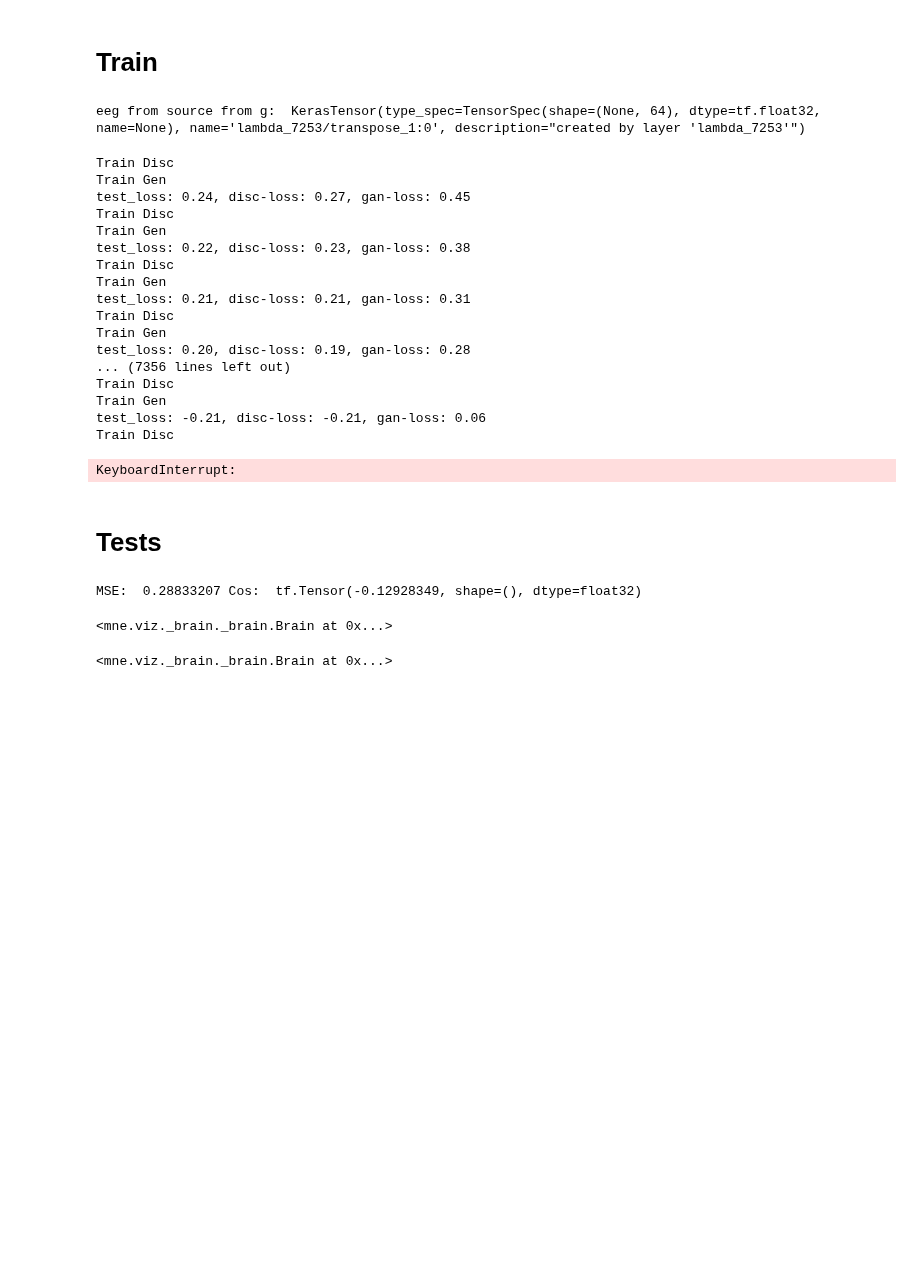
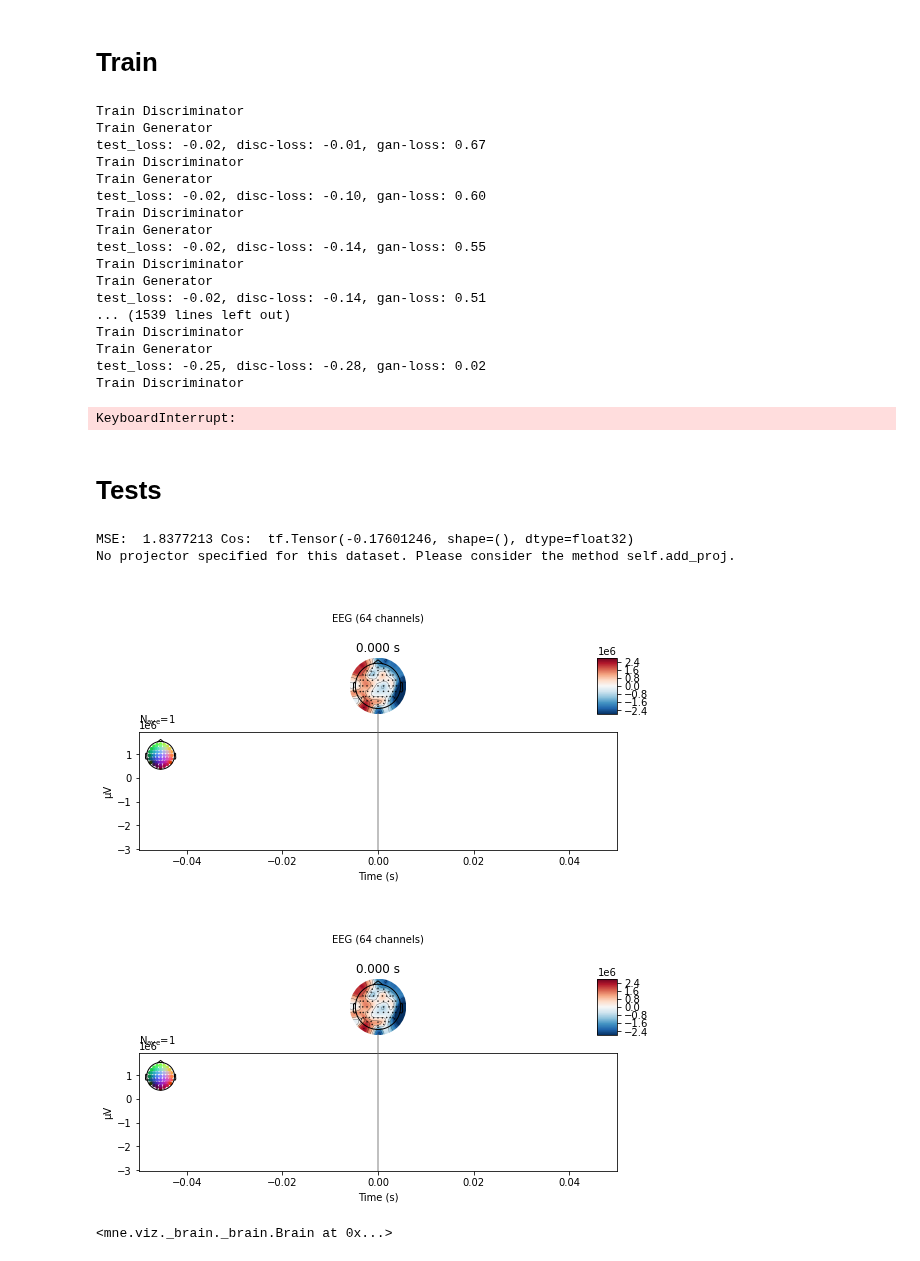
Before and after one commit to LukeTheHecker/esinet, a Jupyter notebook: dev/gan.ipynb, the cells around one changed output. Drawn from its saved outputs; the diff is of its cells as text; code cells hidden in the pictures; blank space fills up the shorter version.

```diff
--- a/dev/gan.ipynb
+++ b/dev/gan.ipynb
@@ -406,10 +325,11 @@ disc_mod = 1
 gen_mod = 1
 reps = 1
 learning_rate = 0.001
+sparsity = 10
 # g_model, d_model, gan_model = define_models(latent_dim, hidden_units=hidden_units, reg=reg, learning_rate=0.01)
 
-d_model = define_discriminator(learning_rate=learning_rate)
-g_model = define_generator(latent_dim=latent_dim, sparsity=1)
+d_model = define_discriminator2(learning_rate=learning_rate, hidden_units=hidden_units)
+g_model = define_generator(latent_dim=latent_dim, sparsity=sparsity)
 gan_model = define_gan(g_model, d_model, latent_dim, learning_rate=learning_rate)
 
 X_history = np.zeros((0, n_chans))
@@ -421,7 +341,7 @@ generated = []
 
 for i in tqdm(range(n_epochs)):
     if i % disc_mod == 0:
-        print("Train Disc")
+        print("Train Discriminator")
         y = generate_samples(g_model, batch_size, latent_dim)
         X = (leadfield @ y.T).T
         X, _ = prep_data(X,y)
@@ -439,23 +359,24 @@ for i in tqdm(range(n_epochs)):
 
         # d_loss = d_model.train_on_batch(X, y)
         d_model.trainable = True
-        test_loss = d_model.evaluate(X_test, y_test, verbose=0)
+        # test_loss = d_model.evaluate(X_test, y_test, verbose=0)
+        test_loss = tf.keras.losses.CosineSimilarity()(tf.cast(y_test, dtype=tf.float32), tf.cast(d_model.predict(X_test), dtype=tf.float32)).numpy()
         test_losses[i] = test_loss
 
         # print(f"disc_loss befoer: {d_loss}")
+    # if d_loss < -0.3:
+
     if i % gen_mod == 0:# and d_loss<-0.15:
-        g_model = define_generator(latent_dim=latent_dim, sparsity=1)
-
-        # g_model = shuffle_weights(g_model)
-        print("Train Gen")
+        g_model = define_generator(latent_dim=latent_dim, sparsity=sparsity)
+        gan_model.layers[1] = g_model
+        print("Train Generator")
         x_input = np.random.randn(batch_size, latent_dim)
 
         X = np.ones((batch_size, n_dipoles))
         d_model.trainable = False
         gan_model.layers[4].trainable = False
-        for _ in range(reps):
+        for _ in range(5):
             gan_loss = gan_model.train_on_batch(x_input, X)
-        # gan_loss = gan_model.train_on_batch(x_input, X)
         d_model.trainable = True
         gan_model.layers[4].trainable = True
 
@@ -464,58 +385,51 @@ for i in tqdm(range(n_epochs)):
 
     gan_losses[i] = gan_loss
 # %% [output]
-eeg from source from g:  KerasTensor(type_spec=TensorSpec(shape=(None, 64), dtype=tf.float32, name=None), name='lambda_7253/transpose_1:0', description="created by layer 'lambda_7253'")
+Train Discriminator
+Train Generator
+test_loss: -0.02, disc-loss: -0.01, gan-loss: 0.67
+Train Discriminator
+Train Generator
+test_loss: -0.02, disc-loss: -0.10, gan-loss: 0.60
+Train Discriminator
+Train Generator
+test_loss: -0.02, disc-loss: -0.14, gan-loss: 0.55
+Train Discriminator
+Train Generator
+test_loss: -0.02, disc-loss: -0.14, gan-loss: 0.51
+... (1539 lines left out)
+Train Discriminator
+Train Generator
+test_loss: -0.25, disc-loss: -0.28, gan-loss: 0.02
+Train Discriminator
-Train Disc
-Train Gen
-test_loss: 0.24, disc-loss: 0.27, gan-loss: 0.45
-Train Disc
-Train Gen
-test_loss: 0.22, disc-loss: 0.23, gan-loss: 0.38
-Train Disc
-Train Gen
-test_loss: 0.21, disc-loss: 0.21, gan-loss: 0.31
-Train Disc
-Train Gen
-test_loss: 0.20, disc-loss: 0.19, gan-loss: 0.28
-... (7356 lines left out)
-Train Disc
-Train Gen
-test_loss: -0.21, disc-loss: -0.21, gan-loss: 0.06
-Train Disc
+KeyboardInterrupt:
-KeyboardInterrupt:
 # %% [markdown]
 # Tests
 # %%
-x_input = np.random.randn(batch_size, latent_dim)
-
-X = np.ones((batch_size, n_dipoles))
-d_model.trainable = False
-gan_model.layers[4].trainable = False
-for _ in range(reps):
-    gan_loss = gan_model.train_on_batch(x_input, X)
-# gan_loss = gan_model.train_on_batch(x_input, X)
-d_model.trainable = True
-gan_model.layers[4].trainable = True
-
 stc_ = sim.source_data[0].copy()
 noise = np.random.randn(1, latent_dim)
 src = g_model(noise).numpy().T
 eeg = leadfield @ src
 eeg -= eeg.mean()
 eeg /= eeg.std()
 src_hat = d_model(eeg[np.newaxis]).numpy().T
 
 print("MSE: ", np.mean((src-src_hat)**2), "Cos: ", tf.keras.losses.CosineSimilarity()(src, src_hat))
 
 
 stc_.data = src
 stc_.plot(**plot_params)
 
 stc_.data = src_hat
 stc_.plot(**plot_params)
+
+evoked = mne.EvokedArray(eeg, info)
+evoked.plot_joint()
 # %% [output]
-MSE:  0.28833207 Cos:  tf.Tensor(-0.12928349, shape=(), dtype=float32)
+MSE:  1.8377213 Cos:  tf.Tensor(-0.17601246, shape=(), dtype=float32)
+No projector specified for this dataset. Please consider the method self.add_proj.
-<mne.viz._brain._brain.Brain at 0x...>
+[figure, added]
+[figure, added]
 # %%
 stc = sim.source_data[0].copy()
 stc_ = stc.copy()
```
Also changed, not shown: parts of 5 cells of this notebook.
